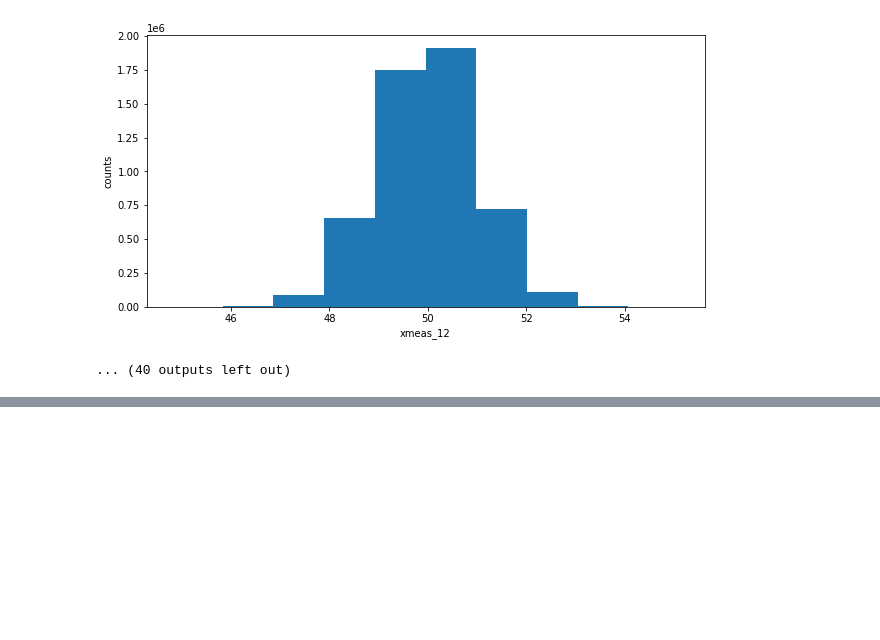
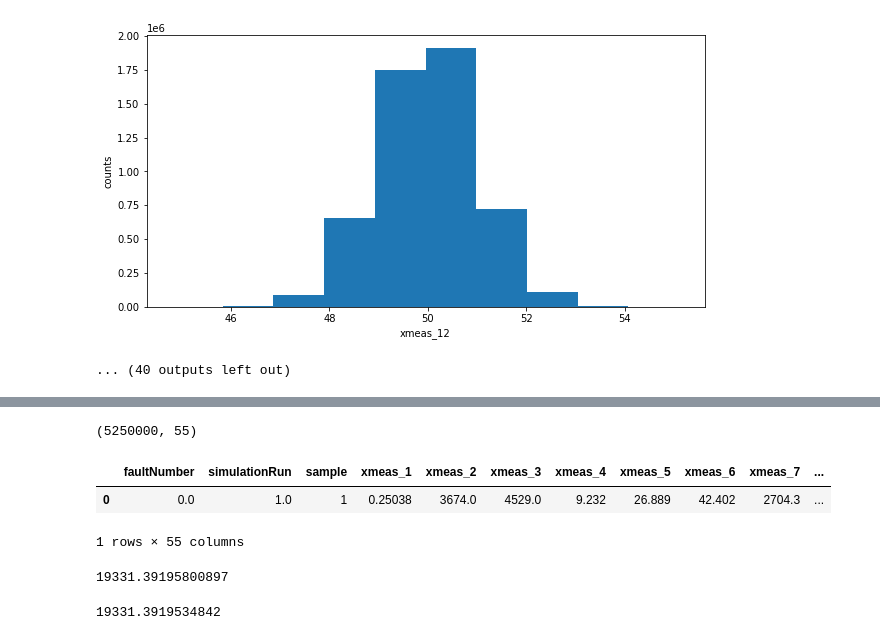
Before and after one commit to ildarlomov/tennessee_eastman_diploma, a Jupyter notebook: notebooks/epoch_2_ildar_proto/EDA_v1.ipynb, the cells around one changed output, grey strips where cells are left out. Drawn from its saved outputs; the diff is of its cells as text; code cells hidden in the pictures; blank space fills up the shorter version.

```diff
--- a/notebooks/epoch_2_ildar_proto/EDA_v1.ipynb
+++ b/notebooks/epoch_2_ildar_proto/EDA_v1.ipynb
@@ -172,0 +225,10 @@ for col in raw_train.columns[3:]:
+# %%
+raw_train.shape
+# %% [output]
+(5250000, 55)
+# %%
+raw_train.head(1)
+# %% [output]
+|  | faultNumber | simulationRun | sample | xmeas_1 | xmeas_2 | xmeas_3 | xmeas_4 | xmeas_5 | xmeas_6 | xmeas_7 | ... |
+| 0 | 0.0 | 1.0 | 1 | 0.25038 | 3674.0 | 4529.0 | 9.232 | 26.889 | 42.402 | 2704.3 | ... |
+1 rows × 55 columns
@@ -172,0 +237,4 @@ for col in raw_train.columns[3:]:
+# %%
+train_desc.loc[["mean", "std"], :].to_numpy().sum()
+# %% [output]
+19331.39195800897
@@ -172,0 +268,4 @@ for col in raw_train.columns[3:]:
+# %%
+aaa.sum()
+# %% [output]
+19331.3919534842
```
Also changed, not shown: parts of 15 cells of this notebook.
